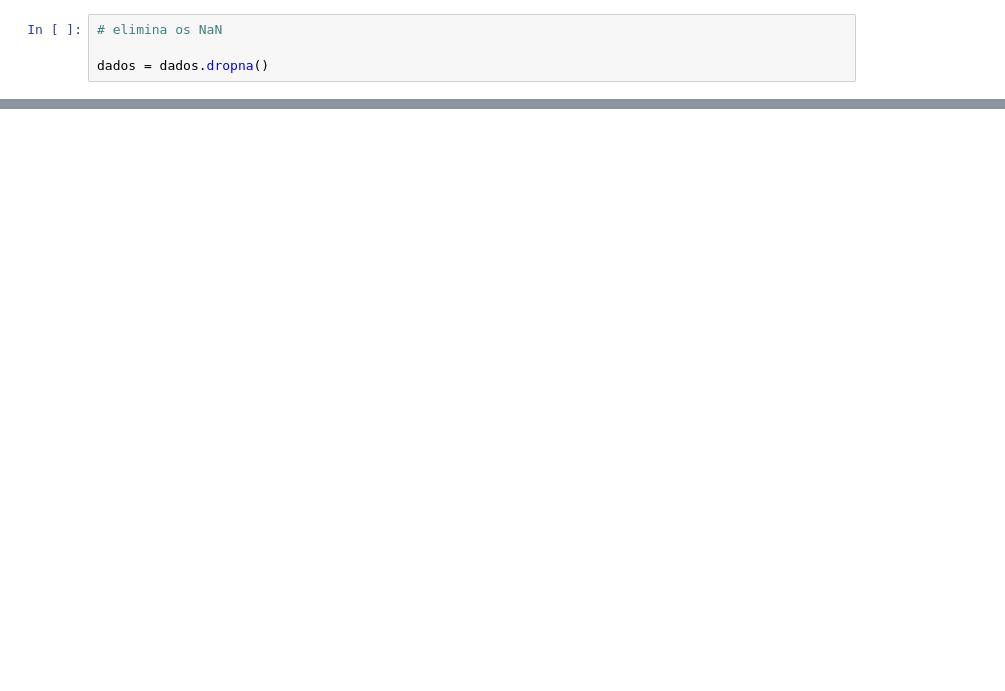
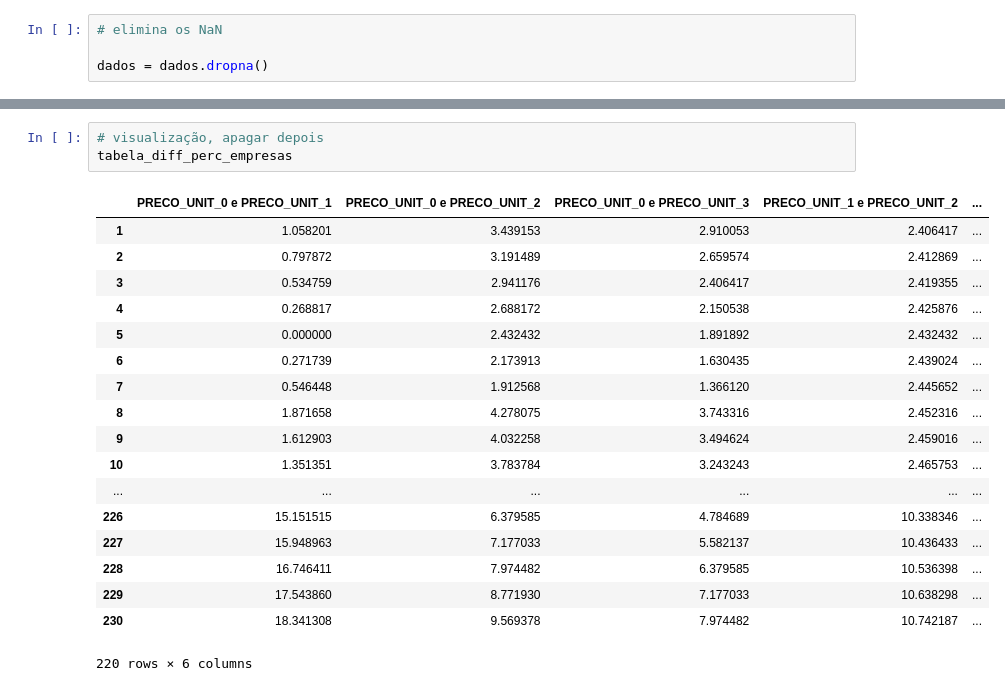
Before and after one commit to mxnhu/Est-dios-Mapinguari, a Jupyter notebook: maratona_projeto.ipynb, the cells around one changed output, grey strips where cells are left out. Saved outputs shown, nothing was run; the diff lists cells and outputs as text; blank space fills up the shorter version.

```diff
--- a/maratona_projeto.ipynb
+++ b/maratona_projeto.ipynb
@@ -199,0 +214,22 @@ tabela
+# %%
+# visualização, apagar depois
+tabela_diff_perc_empresas
+# %% [output]
+|  | PRECO_UNIT_0 e PRECO_UNIT_1 | PRECO_UNIT_0 e PRECO_UNIT_2 | PRECO_UNIT_0 e PRECO_UNIT_3 | PRECO_UNIT_1 e PRECO_UNIT_2 | ... |
+| 1 | 1.058201 | 3.439153 | 2.910053 | 2.406417 | ... |
+| 2 | 0.797872 | 3.191489 | 2.659574 | 2.412869 | ... |
+| 3 | 0.534759 | 2.941176 | 2.406417 | 2.419355 | ... |
+| 4 | 0.268817 | 2.688172 | 2.150538 | 2.425876 | ... |
+| 5 | 0.000000 | 2.432432 | 1.891892 | 2.432432 | ... |
+| 6 | 0.271739 | 2.173913 | 1.630435 | 2.439024 | ... |
+| 7 | 0.546448 | 1.912568 | 1.366120 | 2.445652 | ... |
+| 8 | 1.871658 | 4.278075 | 3.743316 | 2.452316 | ... |
+| 9 | 1.612903 | 4.032258 | 3.494624 | 2.459016 | ... |
+| 10 | 1.351351 | 3.783784 | 3.243243 | 2.465753 | ... |
+| ... | ... | ... | ... | ... | ... |
+| 226 | 15.151515 | 6.379585 | 4.784689 | 10.338346 | ... |
+| 227 | 15.948963 | 7.177033 | 5.582137 | 10.436433 | ... |
+| 228 | 16.746411 | 7.974482 | 6.379585 | 10.536398 | ... |
+| 229 | 17.543860 | 8.771930 | 7.177033 | 10.638298 | ... |
+| 230 | 18.341308 | 9.569378 | 7.974482 | 10.742187 | ... |
+220 rows × 6 columns
```
Also changed, not shown: parts of 24 cells of this notebook.
